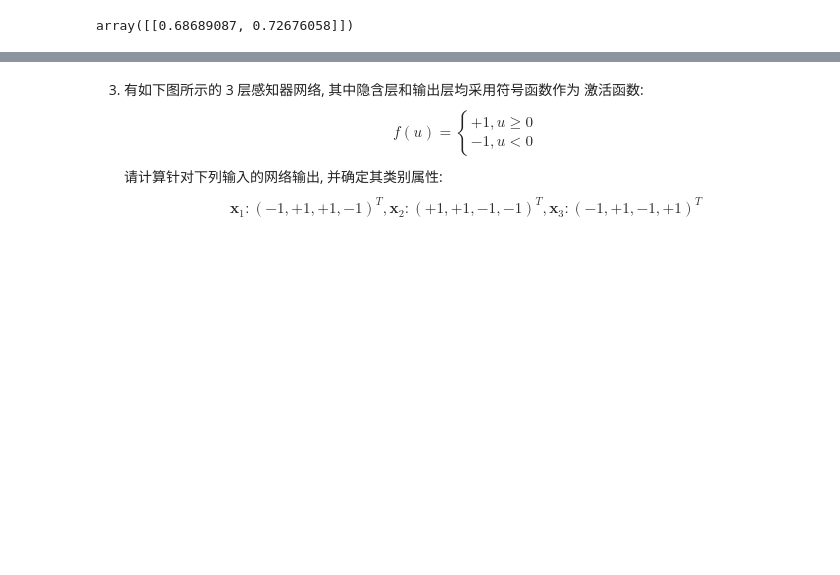
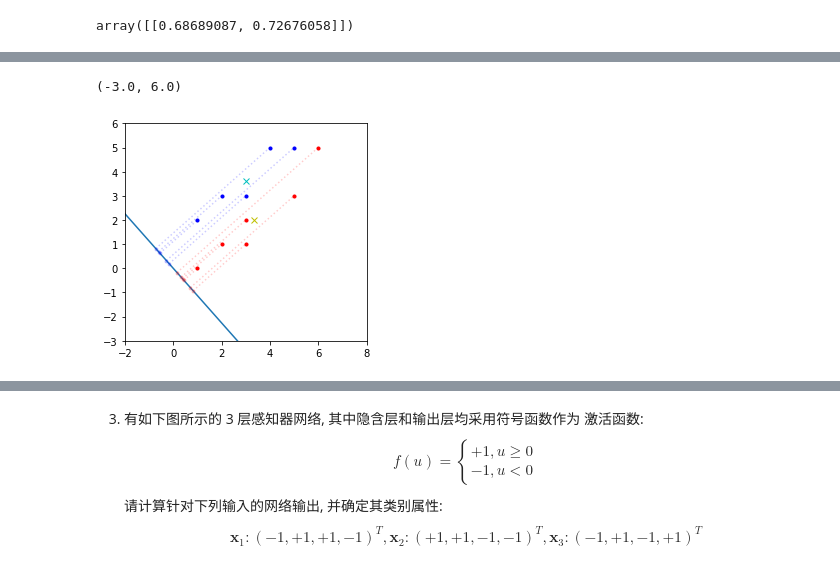
Before and after one commit to XuRui314/MIT_6.036_homework_zxr, a Jupyter notebook: 模式识别作业二.ipynb, the cells around one changed output, grey strips where cells are left out. Cells and saved outputs as stored; diff of their text form; code cells hidden in the pictures; blank space fills up the shorter version.

```diff
--- a/模式识别作业二.ipynb
+++ b/模式识别作业二.ipynb
@@ -230,0 +345,36 @@ array([[0.68689087, 0.72676058]])
+# %%
+a = data.T[0:5]
+b = data.T[5:]
+plt.plot(a[:,0], a[:,1], 'b.', b[:,0], b[:,1], 'r.')
+mu_a, mu_b = a.mean(axis=0).reshape(-1,1), b.mean(axis=0).reshape(-1,1)
+Sw = np.cov(a.T) + np.cov(b.T)
+inv_S = np.linalg.inv(Sw)
+res = inv_S.dot(mu_a-mu_b)  # the trick
+####
+# more general solution
+#
+# Sb = (mu_a-mu_b)*((mu_a-mu_b).T)
+# eig_vals, eig_vecs = np.linalg.eig(inv_S.dot(Sb))
+# res = sorted(zip(eig_vals, eig_vecs), reverse=True)[0][1] # take only eigenvec corresponding to largest (and the only one) eigenvalue
+# res = res / np.linalg.norm(res)
+
+
+plt.plot([-res[0], res[0]], [-res[1], res[1]]) # this is the solution
+plt.plot(mu_a[0], mu_a[1], 'cx')
+plt.plot(mu_b[0], mu_b[1], 'yx')
+plt.gca().axis('square')
+
+# let's project data point on it
+r = res.reshape(2,)
+n2 = np.linalg.norm(r)**2
+for pt in a:
+    prj = r * r.dot(pt) / n2
+    plt.plot([prj[0], pt[0]], [prj[1], pt[1]], 'b.:', alpha=0.2)
+for pt in b:
+    prj = r * r.dot(pt) / n2
+    plt.plot([prj[0], pt[0]], [prj[1], pt[1]], 'r.:', alpha=0.2)
+plt.xlim((-2, 8))
+plt.ylim((-3, 6))
+# %% [output]
+(-3.0, 6.0)
+[figure, added]
```
Also changed, not shown: parts of 22 cells of this notebook.
